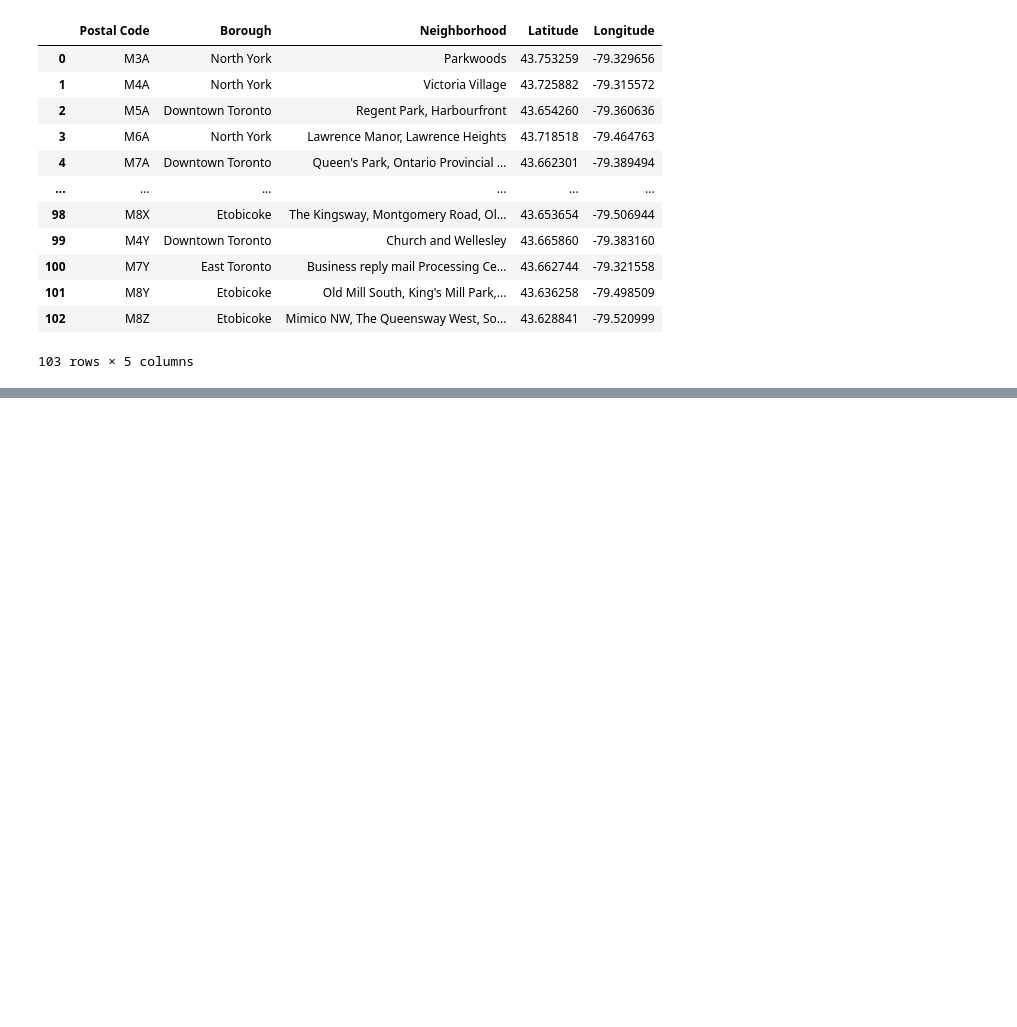
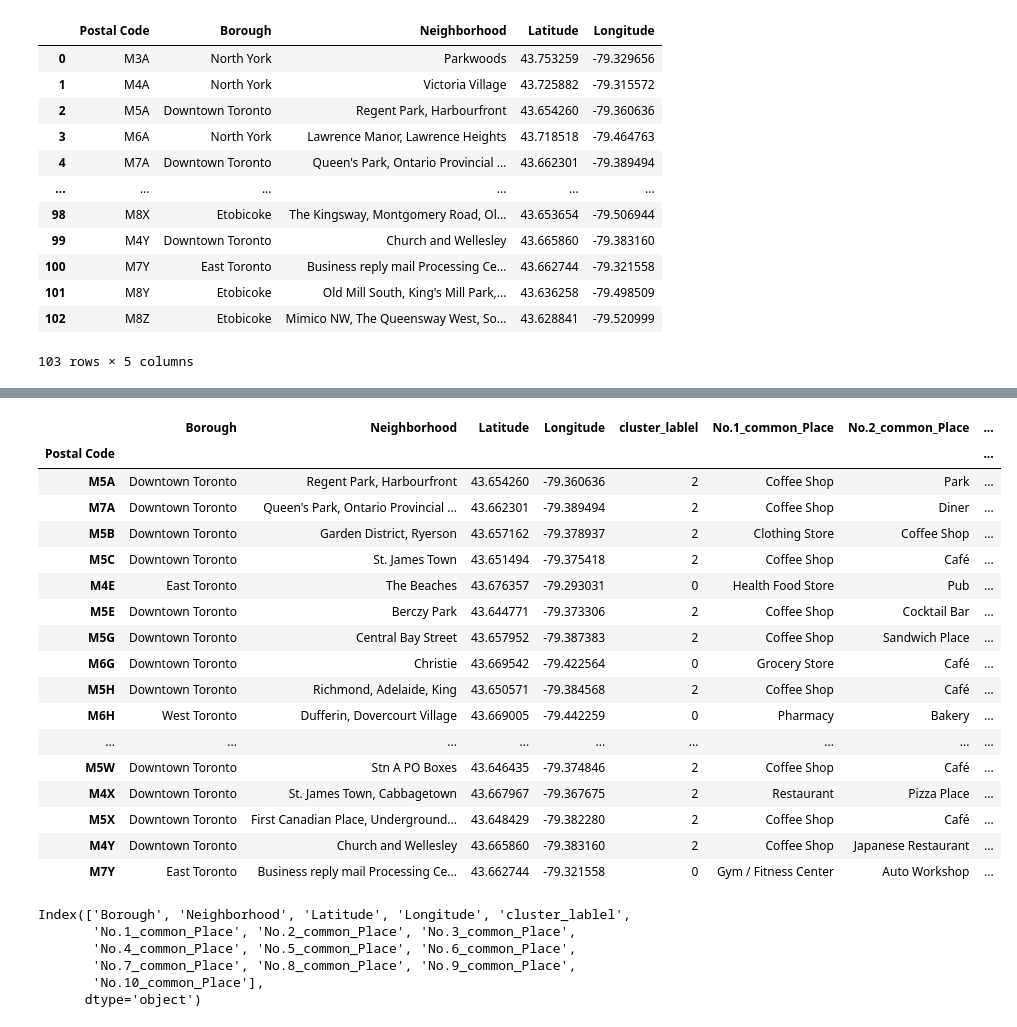
Before and after one commit to MeUsmanAslam/github-example, a Jupyter notebook: Pre_Grade_Week_3.ipynb, the cells around one changed output, grey strips where cells are left out. Cells and saved outputs as stored; diff of their text form; code cells hidden in the pictures; blank space fills up the shorter version.

```diff
--- a/Pre_Grade_Week_3.ipynb
+++ b/Pre_Grade_Week_3.ipynb
@@ -132,0 +559,3 @@ toronto_df2
+# %%
+#adding cluster into venues tables
+neighborhoods_venues_sorted.insert(0,"cluster_lablel",cluster_kmean.labels_)
@@ -132,0 +582,36 @@ toronto_df2
+# %%
+torento_merged=toronto_df2.copy()
+# %%
+torento_merged=pd.merge(torento_merged,neighborhoods_venues_sorted,on="Neighborhood")
+# %%
+torento_merged.set_index("Postal Code",drop=True,inplace=True)
+# %%
+torento_merged
+# %% [output]
+|  | Borough | Neighborhood | Latitude | Longitude | cluster_lablel | No.1_common_Place | No.2_common_Place | ... |
+| Postal Code |  |  |  |  |  |  |  | ... |
+| M5A | Downtown Toronto | Regent Park, Harbourfront | 43.654260 | -79.360636 | 2 | Coffee Shop | Park | ... |
+| M7A | Downtown Toronto | Queen's Park, Ontario Provincial ... | 43.662301 | -79.389494 | 2 | Coffee Shop | Diner | ... |
+| M5B | Downtown Toronto | Garden District, Ryerson | 43.657162 | -79.378937 | 2 | Clothing Store | Coffee Shop | ... |
+| M5C | Downtown Toronto | St. James Town | 43.651494 | -79.375418 | 2 | Coffee Shop | Café | ... |
+| M4E | East Toronto | The Beaches | 43.676357 | -79.293031 | 0 | Health Food Store | Pub | ... |
+| M5E | Downtown Toronto | Berczy Park | 43.644771 | -79.373306 | 2 | Coffee Shop | Cocktail Bar | ... |
+| M5G | Downtown Toronto | Central Bay Street | 43.657952 | -79.387383 | 2 | Coffee Shop | Sandwich Place | ... |
+| M6G | Downtown Toronto | Christie | 43.669542 | -79.422564 | 0 | Grocery Store | Café | ... |
+| M5H | Downtown Toronto | Richmond, Adelaide, King | 43.650571 | -79.384568 | 2 | Coffee Shop | Café | ... |
+| M6H | West Toronto | Dufferin, Dovercourt Village | 43.669005 | -79.442259 | 0 | Pharmacy | Bakery | ... |
+| ... | ... | ... | ... | ... | ... | ... | ... | ... |
+| M5W | Downtown Toronto | Stn A PO Boxes | 43.646435 | -79.374846 | 2 | Coffee Shop | Café | ... |
+| M4X | Downtown Toronto | St. James Town, Cabbagetown | 43.667967 | -79.367675 | 2 | Restaurant | Pizza Place | ... |
+| M5X | Downtown Toronto | First Canadian Place, Underground... | 43.648429 | -79.382280 | 2 | Coffee Shop | Café | ... |
+| M4Y | Downtown Toronto | Church and Wellesley | 43.665860 | -79.383160 | 2 | Coffee Shop | Japanese Restaurant | ... |
+| M7Y | East Toronto | Business reply mail Processing Ce... | 43.662744 | -79.321558 | 0 | Gym / Fitness Center | Auto Workshop | ... |
+# %%
+torento_merged.columns
+# %% [output]
+Index(['Borough', 'Neighborhood', 'Latitude', 'Longitude', 'cluster_lablel',
+       'No.1_common_Place', 'No.2_common_Place', 'No.3_common_Place',
+       'No.4_common_Place', 'No.5_common_Place', 'No.6_common_Place',
+       'No.7_common_Place', 'No.8_common_Place', 'No.9_common_Place',
+       'No.10_common_Place'],
+      dtype='object')
```
Also changed, not shown: parts of 65 cells of this notebook.
